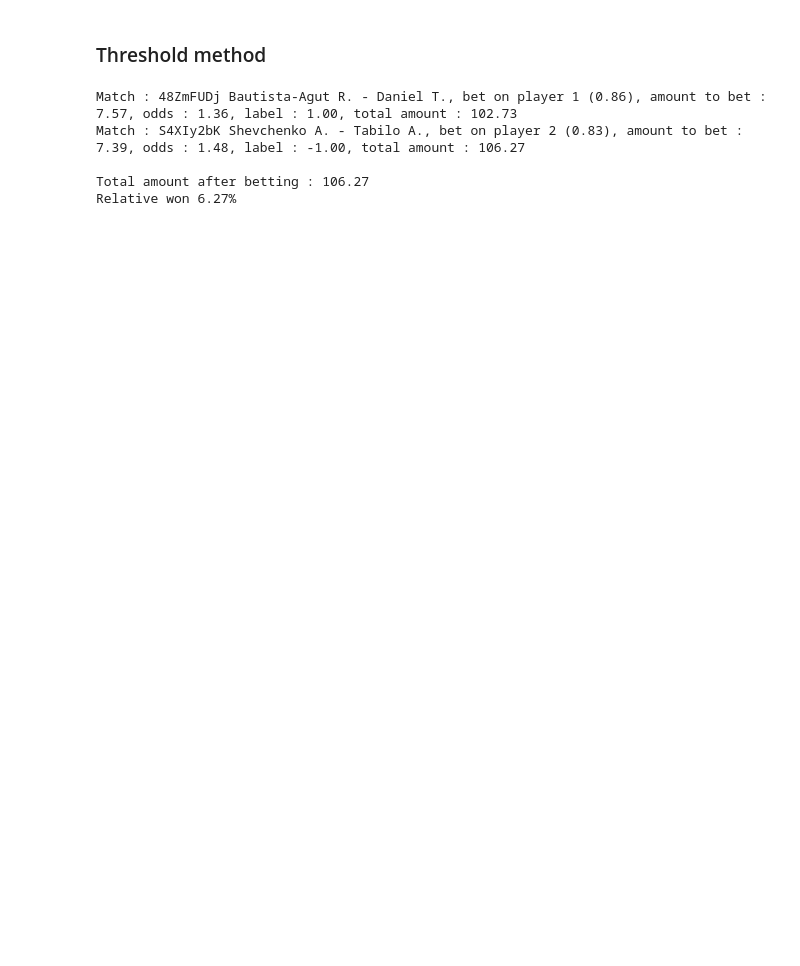
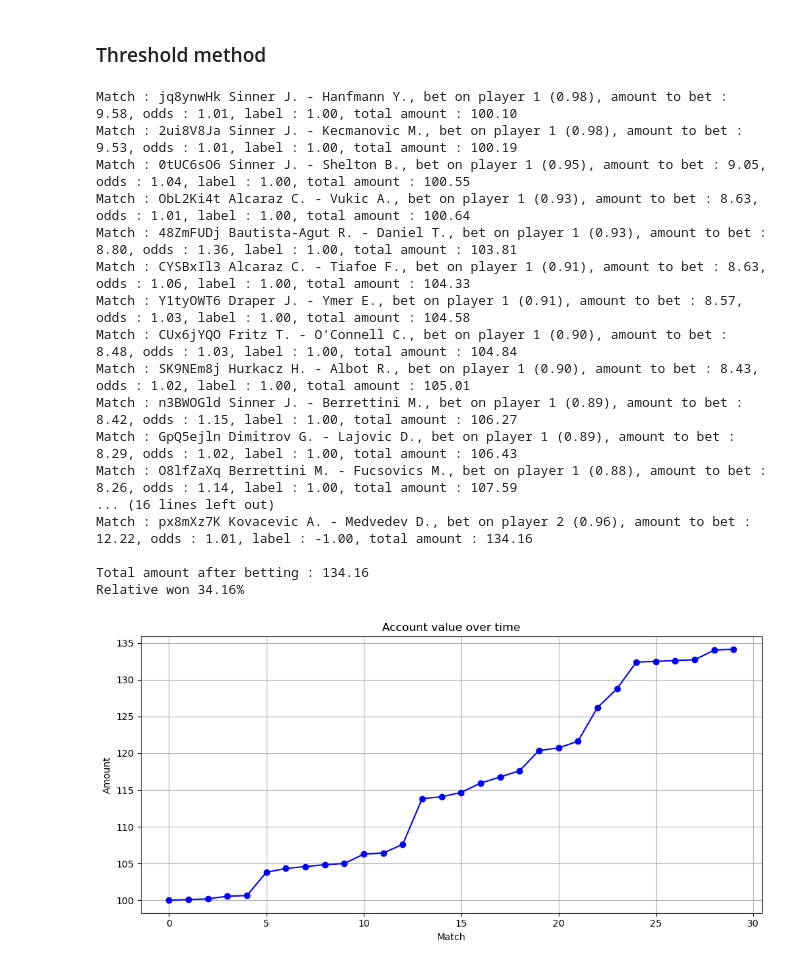
Before and after one commit to mathias-grau/betbot_tennis, a Jupyter notebook: tennis/model.ipynb, the cells around one changed output. Cells and saved outputs as stored; diff of their text form; code cells hidden in the pictures; blank space fills up the shorter version.

```diff
--- a/tennis/model.ipynb
+++ b/tennis/model.ipynb
@@ -1141,7 +1187,7 @@ Relative won 2.73%
 # %% [markdown]
 ### Threshold method
 # %%
-PROB_THRESHOLD = 0.6
+PROB_THRESHOLD = 0.7
 
 def kelly_criterion(odds, prob, safe=0.1):
     return (prob - ((1- prob)/(odds)))*safe
@@ -1154,39 +1200,62 @@ bet_on_player_1_df['kelly_criterion'] = bet_on_player_1_df.apply(lambda row : ke
 bet_on_player_2_df = df.loc[df['predictions'] < -PROB_THRESHOLD].copy()
 bet_on_player_2_df['prediction_prob']= bet_on_player_2_df['predictions'].apply(lambda x : (1-x)/2)
 bet_on_player_2_df['kelly_criterion'] = bet_on_player_2_df.apply(lambda row : kelly_criterion(row['odds_2'], row['prediction_prob']), axis=1)
-
+account_values = []
 total_amount = INIT_AMOUNT
+account_values.append(total_amount)
 for i, row in bet_on_player_1_df.iterrows():
     player1 = tennis_test_dataset.get_match(row['match_id']).get_players()[0]
     player2 = tennis_test_dataset.get_match(row['match_id']).get_players()[1]
     amout_to_bet = max(row['kelly_criterion']*total_amount, 0)
     if row['labels'] == 1:
         total_amount += amout_to_bet*(row['odds_1']-1)
         print(f"{GREEN}Match : {row['match_id']} {player1} - {player2}, bet on player 1 ({row['prediction_prob']:.2f}), amount to bet : {amout_to_bet:.2f}, odds : {row['odds_1']:.2f}, label : {row['labels']:.2f}, total amount : {total_amount:.2f}{RESET}")
     else:
         total_amount -= amout_to_bet
         print(f"{RED}Match : {row['match_id']} {player1} - {player2}, bet on player 1 ({row['prediction_prob']:.2f}), amount to bet : {amout_to_bet:.2f}, odds : {row['odds_1']:.2f}, label : {row['labels']:.2f}, total amount : {total_amount:.2f}{RESET}")
-
+    account_values.append(total_amount)
 
 for i, row in bet_on_player_2_df.iterrows():
     player1 = tennis_test_dataset.get_match(row['match_id']).get_players()[0]
     player2 = tennis_test_dataset.get_match(row['match_id']).get_players()[1]
     amout_to_bet = max(row['kelly_criterion']*total_amount, 0)
     if row['labels'] == -1:
         total_amount += amout_to_bet*(row['odds_2']-1)
         print(f"{GREEN}Match : {row['match_id']} {player1} - {player2}, bet on player 2 ({row['prediction_prob']:.2f}), amount to bet : {amout_to_bet:.2f}, odds : {row['odds_2']:.2f}, label : {row['labels']:.2f}, total amount : {total_amount:.2f}{RESET}")
     else:
         total_amount -= amout_to_bet
         print(f"{RED}Match : {row['match_id']} {player1} - {player2}, bet on player 2 ({row['prediction_prob']:.2f}), amount to bet : {amout_to_bet:.2f}, odds : {row['odds_2']:.2f}, label : {row['labels']:.2f}, total amount : {total_amount:.2f}{RESET}")
-
+    account_values.append(total_amount)
 print(f"\nTotal amount after betting : {total_amount:.2f}")
 if total_amount >= INIT_AMOUNT:
     print(f"{GREEN}Relative won {(total_amount-INIT_AMOUNT)/INIT_AMOUNT*100:.2f}%{RESET}")
 else:
     print(f"{RED}Relative lost {(INIT_AMOUNT-total_amount)/INIT_AMOUNT*100:.2f}%{RESET}")
+
+plt.figure(figsize=(10, 5))
+plt.plot(account_values, label='Account value', color='blue', marker='o')
+plt.xlabel('Match')
+plt.ylabel('Amount')
+plt.title('Account value over time')
+plt.grid()
+plt.tight_layout()
+plt.show()
 # %% [output]
-Match : 48ZmFUDj Bautista-Agut R. - Daniel T., bet on player 1 (0.86), amount to bet : 7.57, odds : 1.36, label : 1.00, total amount : 102.73
-Match : S4XIy2bK Shevchenko A. - Tabilo A., bet on player 2 (0.83), amount to bet : 7.39, odds : 1.48, label : -1.00, total amount : 106.27
+Match : jq8ynwHk Sinner J. - Hanfmann Y., bet on player 1 (0.98), amount to bet : 9.58, odds : 1.01, label : 1.00, total amount : 100.10
+Match : 2ui8V8Ja Sinner J. - Kecmanovic M., bet on player 1 (0.98), amount to bet : 9.53, odds : 1.01, label : 1.00, total amount : 100.19
+Match : 0tUC6sO6 Sinner J. - Shelton B., bet on player 1 (0.95), amount to bet : 9.05, odds : 1.04, label : 1.00, total amount : 100.55
+Match : ObL2Ki4t Alcaraz C. - Vukic A., bet on player 1 (0.93), amount to bet : 8.63, odds : 1.01, label : 1.00, total amount : 100.64
+Match : 48ZmFUDj Bautista-Agut R. - Daniel T., bet on player 1 (0.93), amount to bet : 8.80, odds : 1.36, label : 1.00, total amount : 103.81
+Match : CYSBxIl3 Alcaraz C. - Tiafoe F., bet on player 1 (0.91), amount to bet : 8.63, odds : 1.06, label : 1.00, total amount : 104.33
+Match : Y1tyOWT6 Draper J. - Ymer E., bet on player 1 (0.91), amount to bet : 8.57, odds : 1.03, label : 1.00, total amount : 104.58
+Match : CUx6jYQO Fritz T. - O'Connell C., bet on player 1 (0.90), amount to bet : 8.48, odds : 1.03, label : 1.00, total amount : 104.84
+Match : SK9NEm8j Hurkacz H. - Albot R., bet on player 1 (0.90), amount to bet : 8.43, odds : 1.02, label : 1.00, total amount : 105.01
+Match : n3BWOGld Sinner J. - Berrettini M., bet on player 1 (0.89), amount to bet : 8.42, odds : 1.15, label : 1.00, total amount : 106.27
+Match : GpQ5ejln Dimitrov G. - Lajovic D., bet on player 1 (0.89), amount to bet : 8.29, odds : 1.02, label : 1.00, total amount : 106.43
+Match : O8lfZaXq Berrettini M. - Fucsovics M., bet on player 1 (0.88), amount to bet : 8.26, odds : 1.14, label : 1.00, total amount : 107.59
+... (16 lines left out)
+Match : px8mXz7K Kovacevic A. - Medvedev D., bet on player 2 (0.96), amount to bet : 12.22, odds : 1.01, label : -1.00, total amount : 134.16
 
-Total amount after betting : 106.27
-Relative won 6.27%
+Total amount after betting : 134.16
+Relative won 34.16%
+[figure, added]
```
Also changed, not shown: parts of 9 cells of this notebook, 8 other files.
